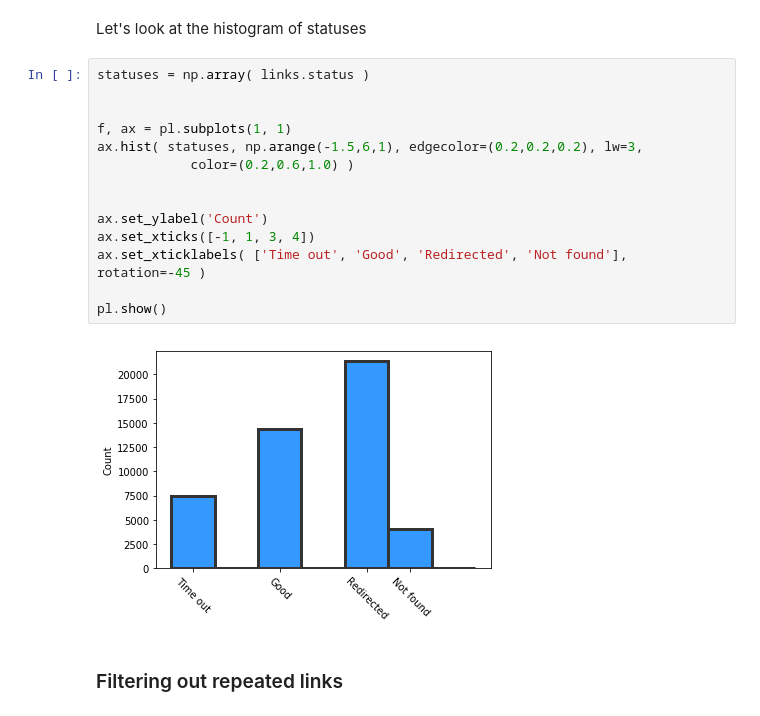
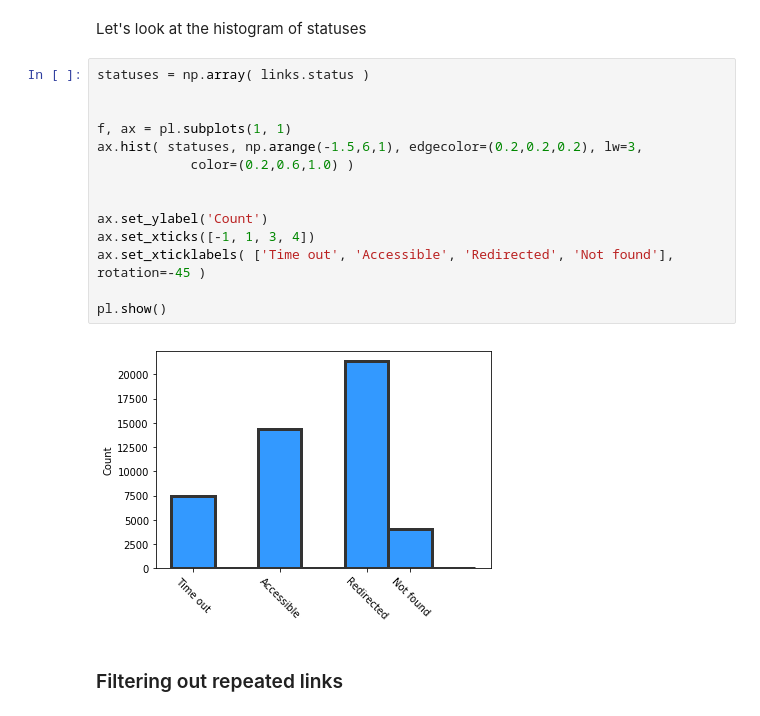
Before and after one commit to xubeisi/good.software, a Jupyter notebook: analysis/Figures using links.ipynb, the cells around one changed output. Drawn from its saved outputs; the diff is of its cells as text.

```diff
--- a/analysis/Figures using links.ipynb
+++ b/analysis/Figures using links.ipynb
@@ -86,19 +86,19 @@ Let's look at the histogram of statuses
 # %%
 statuses = np.array( links.status )
 
 
 f, ax = pl.subplots(1, 1)
 ax.hist( statuses, np.arange(-1.5,6,1), edgecolor=(0.2,0.2,0.2), lw=3,
             color=(0.2,0.6,1.0) )
 
 
 ax.set_ylabel('Count')
 ax.set_xticks([-1, 1, 3, 4])
-ax.set_xticklabels( ['Time out', 'Good', 'Redirected', 'Not found'], rotation=-45 )
+ax.set_xticklabels( ['Time out', 'Accessible', 'Redirected', 'Not found'], rotation=-45 )
 
 pl.show()
 # %% [output]
-[figure, old version]
+[figure, new version]
 # %% [markdown]
 ### Filtering out repeated links
 # %% [markdown]
```
Also changed, not shown: parts of 24 cells of this notebook, 12 other files.
